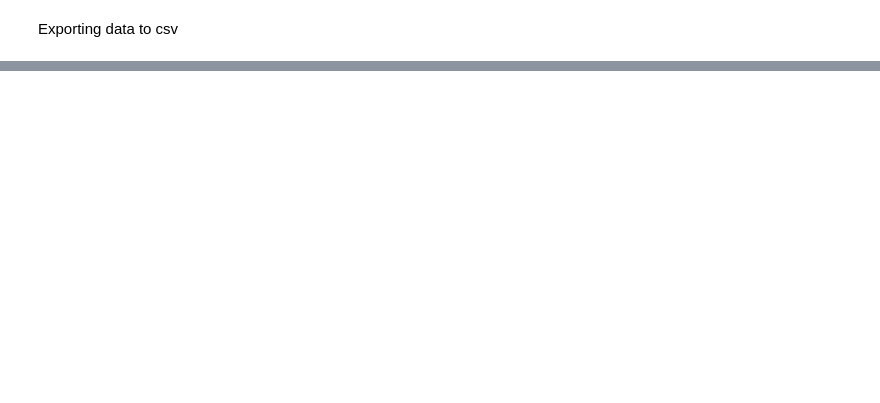
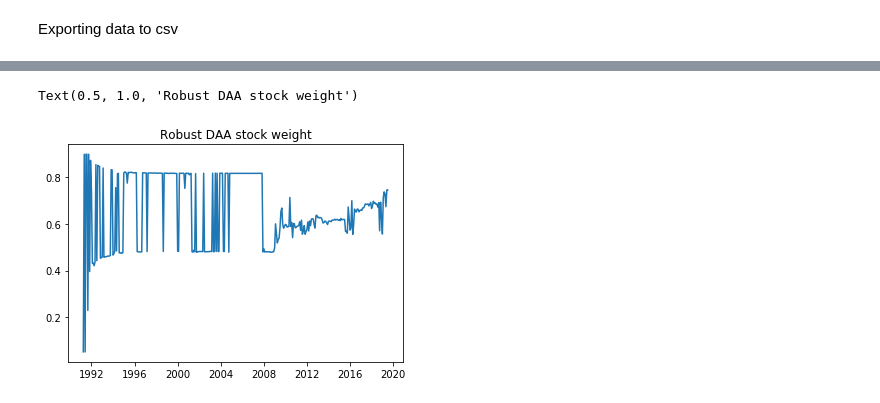
Before and after one commit to dk2791/Projects, a Jupyter notebook: Financial Engineering/Portfolio Management/Implementation_Exercise.ipynb, the cells around one changed output, grey strips where cells are left out. Cells and saved outputs as stored; diff of their text form; code cells hidden in the pictures; blank space fills up the shorter version.

```diff
--- a/Financial Engineering/Portfolio Management/Implementation_Exercise.ipynb
+++ b/Financial Engineering/Portfolio Management/Implementation_Exercise.ipynb
@@ -1777,0 +1846,4 @@ Exporting data to csv
+# %%
+cone1 = '+'.join([f'((w{i}-w_bench[{i}])*Sigma_BL[i][{i},{j}]*(w{j}-w_bench[{j}]))'\
+                 for i in range(3) for j in range(3)])
+cone1
@@ -1778,5 +1909,11 @@ Exporting data to csv
 # %%
-weights_df = pd.DataFrame(w)
-weights_df['Dates'] = processed_df['Dates']
-weights_df.columns = ['w_stock','w_bond','w_bill','Dates']
-weights_df.to_csv('weight.csv')
+r_weights_df = pd.DataFrame(w_r)
+r_weights_df['Dates'] = processed_df['Dates']
+r_weights_df.columns = ['robust_w_stock','robust_w_bond','robust_w_bill','Dates']
+r_weights_df.to_csv('r_weight.csv')
+# %%
+plt.plot('Dates','robust_w_stock',data=r_weights_df)
+plt.title("Robust DAA stock weight")
+# %% [output]
+Text(0.5, 1.0, 'Robust DAA stock weight')
+[figure, added]
```
Also changed, not shown: parts of 77 cells of this notebook, 50 other files.
